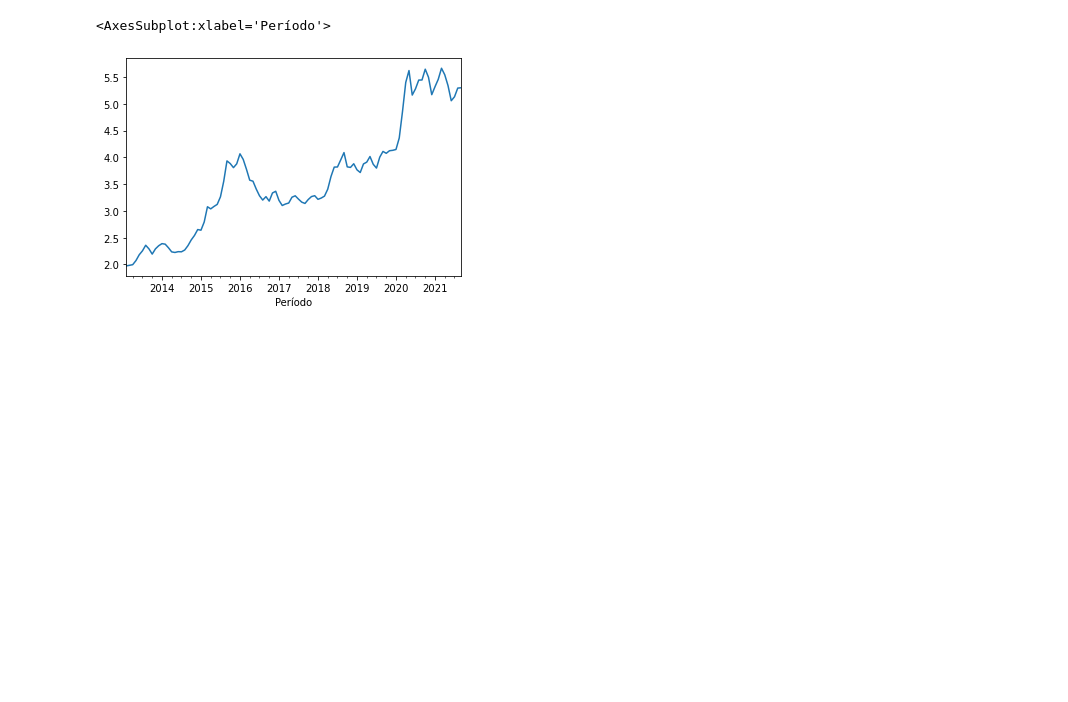
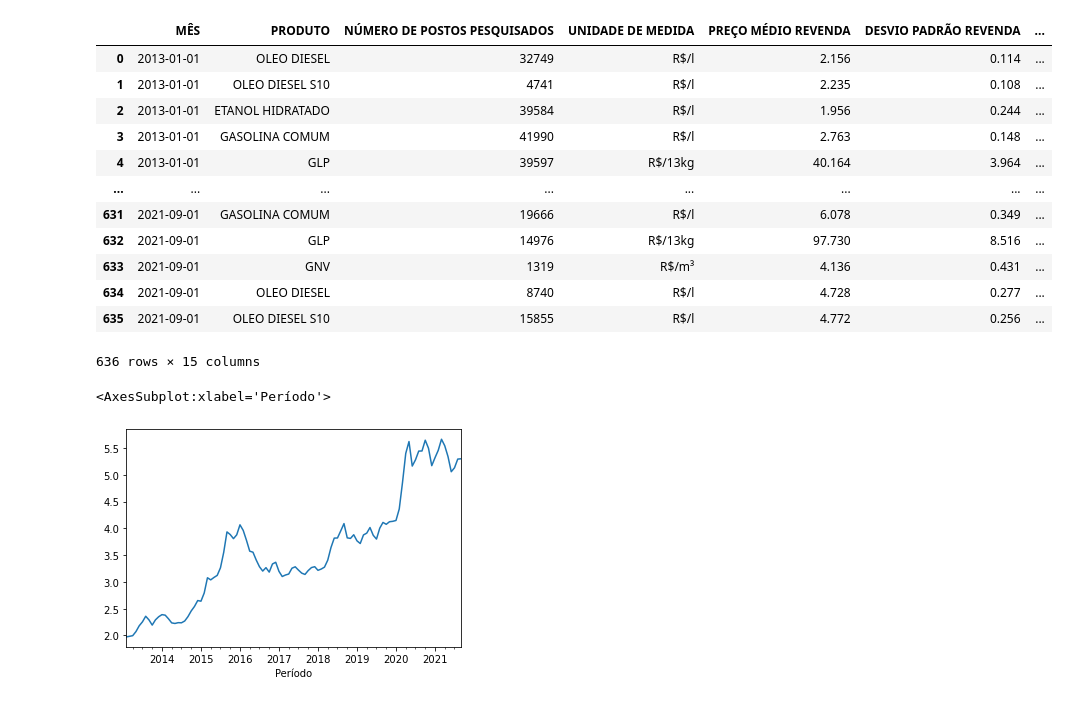
Before and after one commit to ednaelxd/residencia, a Jupyter notebook: desenvolvimento.ipynb, the cells around one changed output. Saved outputs shown, nothing was run; the diff lists cells and outputs as text; code cells hidden in the pictures; blank space fills up the shorter version.

```diff
--- a/desenvolvimento.ipynb
+++ b/desenvolvimento.ipynb
@@ -7,6 +7,22 @@ import matplotlib as mth
 dollar=pd.read_excel("./datas/dolarBRL2011.2021.xlsx")
 barril=pd.read_excel("./datas/petroleo.2011.2021.xlsx")
 gasolina=pd.read_excel("./datas/mensal-brasil-desde-jan2013.xlsx")
+# %%
+gasolina
+# %% [output]
+|  | MÊS | PRODUTO | NÚMERO DE POSTOS PESQUISADOS | UNIDADE DE MEDIDA | PREÇO MÉDIO REVENDA | DESVIO PADRÃO REVENDA | ... |
+| 0 | 2013-01-01 | OLEO DIESEL | 32749 | R$/l | 2.156 | 0.114 | ... |
+| 1 | 2013-01-01 | OLEO DIESEL S10 | 4741 | R$/l | 2.235 | 0.108 | ... |
+| 2 | 2013-01-01 | ETANOL HIDRATADO | 39584 | R$/l | 1.956 | 0.244 | ... |
+| 3 | 2013-01-01 | GASOLINA COMUM | 41990 | R$/l | 2.763 | 0.148 | ... |
+| 4 | 2013-01-01 | GLP | 39597 | R$/13kg | 40.164 | 3.964 | ... |
+| ... | ... | ... | ... | ... | ... | ... | ... |
+| 631 | 2021-09-01 | GASOLINA COMUM | 19666 | R$/l | 6.078 | 0.349 | ... |
+| 632 | 2021-09-01 | GLP | 14976 | R$/13kg | 97.730 | 8.516 | ... |
+| 633 | 2021-09-01 | GNV | 1319 | R$/m³ | 4.136 | 0.431 | ... |
+| 634 | 2021-09-01 | OLEO DIESEL | 8740 | R$/l | 4.728 | 0.277 | ... |
+| 635 | 2021-09-01 | OLEO DIESEL S10 | 15855 | R$/l | 4.772 | 0.256 | ... |
+636 rows × 15 columns
 # %%
 #Criação de um valor médio para variação do dollar
 dollar['V.Médio']=(dollar['Máxima']+dollar['Mínima'])/2
```
Also changed, not shown: parts of 3 cells of this notebook, 2 other files.
